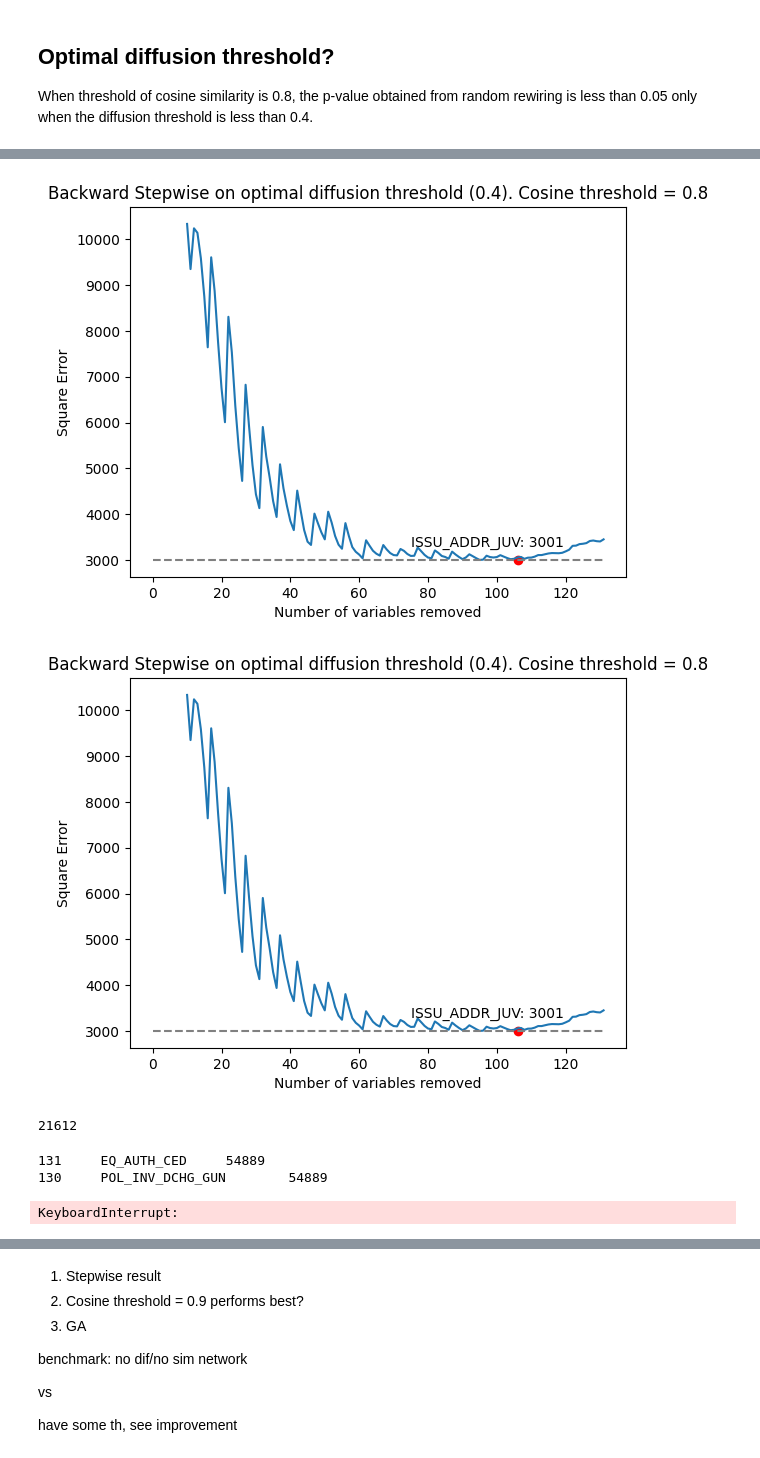
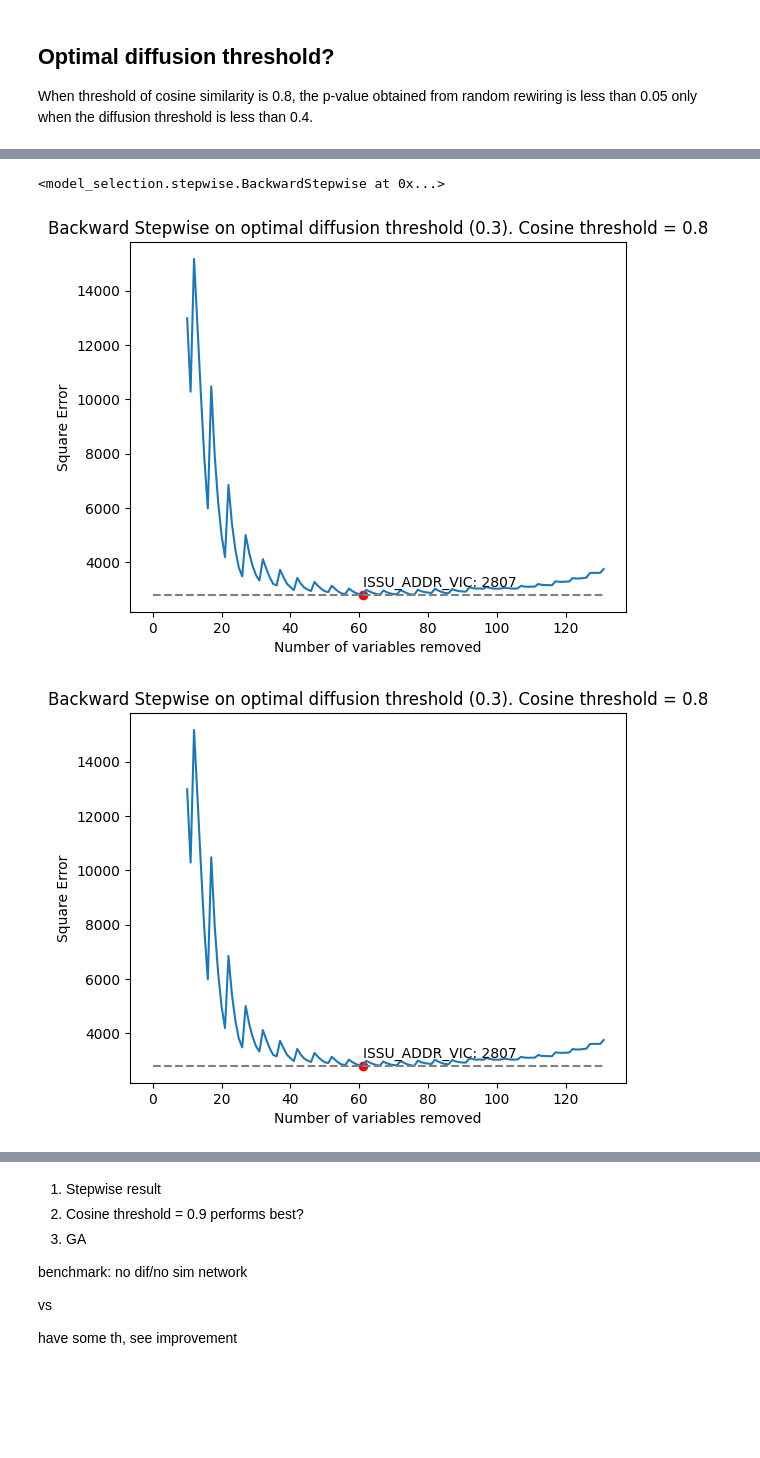
Before and after one commit to teddy21019/NIBRS_diffusion, a Jupyter notebook: Backward_Stepwise.ipynb, the cells around one changed output, grey strips where cells are left out. Cells and saved outputs as stored; diff of their text form; code cells hidden in the pictures; blank space fills up the shorter version.

```diff
--- a/Backward_Stepwise.ipynb
+++ b/Backward_Stepwise.ipynb
@@ -537,0 +463,13 @@ bs_opt.run()
+# %%
+from functools import partial
+
+bs_opt = BackwardStepwise(
+        traits_df=df,
+        dynamic_df=dynamic,
+        var_pool=cols_to_include,
+        similarity_metric=cosine_sim_8,
+        num_var_remain=10
+    )
+
+# try getting optimal p
+bs_opt.get_origin_p_value()
@@ -537,0 +478,6 @@ bs_opt.run()
+# %%
+
+optimal_diffusion_fn = partial(get_diffusion_diff, th=0.3)
+bs_opt.set_diffusion_diff_function(optimal_diffusion_fn)
+
+bs_opt.run()
@@ -538,33 +502,13 @@ bs_opt.run()
 # %%
-with open("bs_opt.pk", 'rb') as f:
-    bs_opt = pickle.load(f)
+import pickle
+with open("bs_opt.pk", 'wb') as f:
+    pickle.dump(bs_opt, f)
+# %%
+bs_opt
+# %% [output]
+<model_selection.stepwise.BackwardStepwise at 0x...>
 # %%
-bs_opt.get_examiner().plot_score_evolution(title="Backward Stepwise on optimal diffusion threshold (0.4). Cosine threshold = 0.8")
+bs_opt.get_examiner().plot_score_evolution(title="Backward Stepwise on optimal diffusion threshold (0.3). Cosine threshold = 0.8")
 # %% [output]
-[figure, old version]
+[figure, new version]
-[figure, old version]
+[figure, new version]
-# %%
-np.sum(dynamic.to_numpy() == 1)
-# %% [output]
-21612
-# %%
-from functools import partial
-from simnet.similarity import CosineSimilarity
-
-
-no_diff = partial(get_diffusion_diff, th=0)
-
-bs_NULL = BackwardStepwise(
-        traits_df=df,
-        dynamic_df=dynamic,
-        var_pool=cols_to_include,
-        similarity_metric=CosineSimilarity(0),
-        num_var_remain=10
-    )
-bs_NULL.set_diffusion_diff_function(no_diff)
-
-bs_NULL.run()
-# %% [output]
-131     EQ_AUTH_CED     54889
-130     POL_INV_DCHG_GUN        54889
-KeyboardInterrupt:
```
Also changed, not shown: parts of 31 cells of this notebook.
